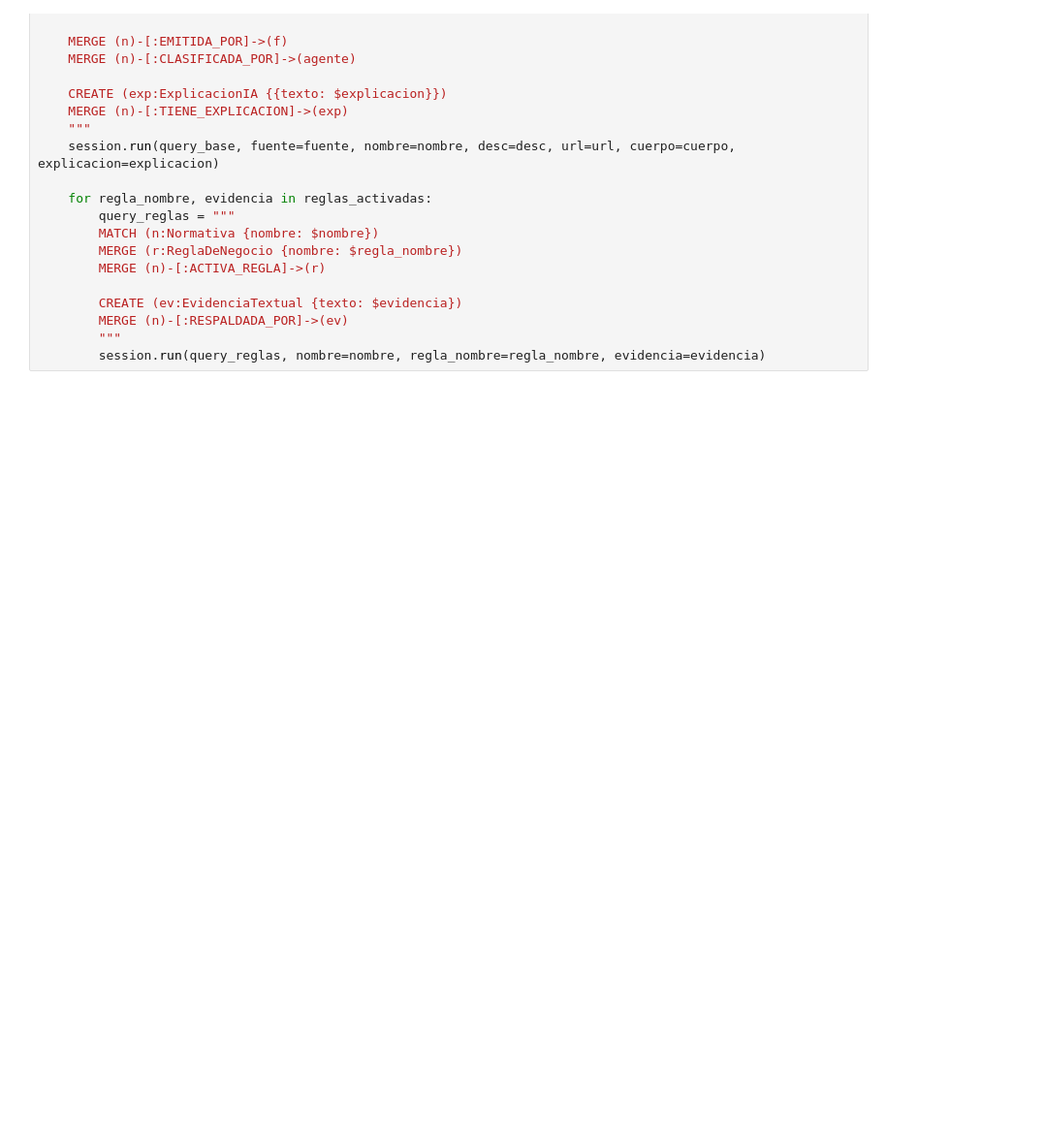
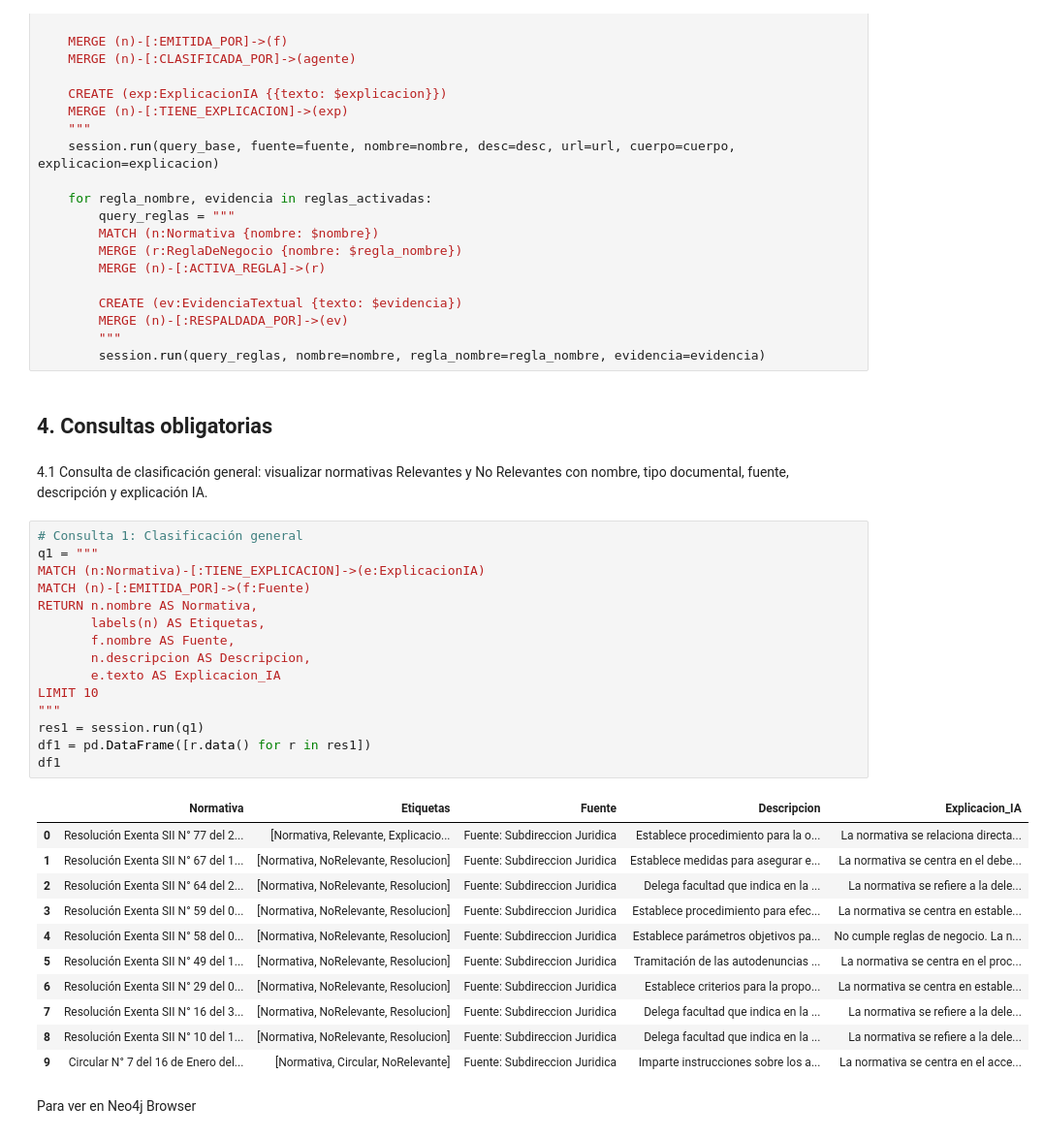
Before and after one commit to moriciii3/laboratorio-bbdda, a Jupyter notebook: lab-3/notebook.ipynb, the cells around one changed output. Shown at 97% size. Cells and saved outputs as stored; diff of their text form; blank space fills up the shorter version.

```diff
--- a/lab-3/notebook.ipynb
+++ b/lab-3/notebook.ipynb
@@ -111,3 +133,36 @@ for index, row in df.iterrows():
         MERGE (n)-[:RESPALDADA_POR]->(ev)
         """
         session.run(query_reglas, nombre=nombre, regla_nombre=regla_nombre, evidencia=evidencia)
+# %% [markdown]
+## 4. Consultas obligatorias
+# %% [markdown]
+4.1 Consulta de clasificación general: visualizar normativas Relevantes y No Relevantes con nombre, tipo documental, fuente, descripción y explicación IA.
+# %%
+# Consulta 1: Clasificación general
+q1 = """
+MATCH (n:Normativa)-[:TIENE_EXPLICACION]->(e:ExplicacionIA)
+MATCH (n)-[:EMITIDA_POR]->(f:Fuente)
+RETURN n.nombre AS Normativa,
+       labels(n) AS Etiquetas,
+       f.nombre AS Fuente,
+       n.descripcion AS Descripcion,
+       e.texto AS Explicacion_IA
+LIMIT 10
+"""
+res1 = session.run(q1)
+df1 = pd.DataFrame([r.data() for r in res1])
+df1
+# %% [output]
+|  | Normativa | Etiquetas | Fuente | Descripcion | Explicacion_IA |
+| 0 | Resolución Exenta SII N° 77 del 2... | [Normativa, Relevante, Explicacio... | Fuente: Subdireccion Juridica | Establece procedimiento para la o... | La normativa se relaciona directa... |
+| 1 | Resolución Exenta SII N° 67 del 1... | [Normativa, NoRelevante, Resolucion] | Fuente: Subdireccion Juridica | Establece medidas para asegurar e... | La normativa se centra en el debe... |
+| 2 | Resolución Exenta SII N° 64 del 2... | [Normativa, NoRelevante, Resolucion] | Fuente: Subdireccion Juridica | Delega facultad que indica en la ... | La normativa se refiere a la dele... |
+| 3 | Resolución Exenta SII N° 59 del 0... | [Normativa, NoRelevante, Resolucion] | Fuente: Subdireccion Juridica | Establece procedimiento para efec... | La normativa se centra en estable... |
+| 4 | Resolución Exenta SII N° 58 del 0... | [Normativa, NoRelevante, Resolucion] | Fuente: Subdireccion Juridica | Establece parámetros objetivos pa... | No cumple reglas de negocio. La n... |
+| 5 | Resolución Exenta SII N° 49 del 1... | [Normativa, NoRelevante, Resolucion] | Fuente: Subdireccion Juridica | Tramitación de las autodenuncias ... | La normativa se centra en el proc... |
+| 6 | Resolución Exenta SII N° 29 del 0... | [Normativa, NoRelevante, Resolucion] | Fuente: Subdireccion Juridica | Establece criterios para la propo... | La normativa se centra en estable... |
+| 7 | Resolución Exenta SII N° 16 del 3... | [Normativa, NoRelevante, Resolucion] | Fuente: Subdireccion Juridica | Delega facultad que indica en la ... | La normativa se refiere a la dele... |
+| 8 | Resolución Exenta SII N° 10 del 1... | [Normativa, NoRelevante, Resolucion] | Fuente: Subdireccion Juridica | Delega facultad que indica en la ... | La normativa se refiere a la dele... |
+| 9 | Circular N° 7 del 16 de Enero del... | [Normativa, Circular, NoRelevante] | Fuente: Subdireccion Juridica | Imparte instrucciones sobre los a... | La normativa se centra en el acce... |
+# %% [markdown]
+Para ver en Neo4j Browser
```
Also changed, not shown: parts of 27 cells of this notebook.
